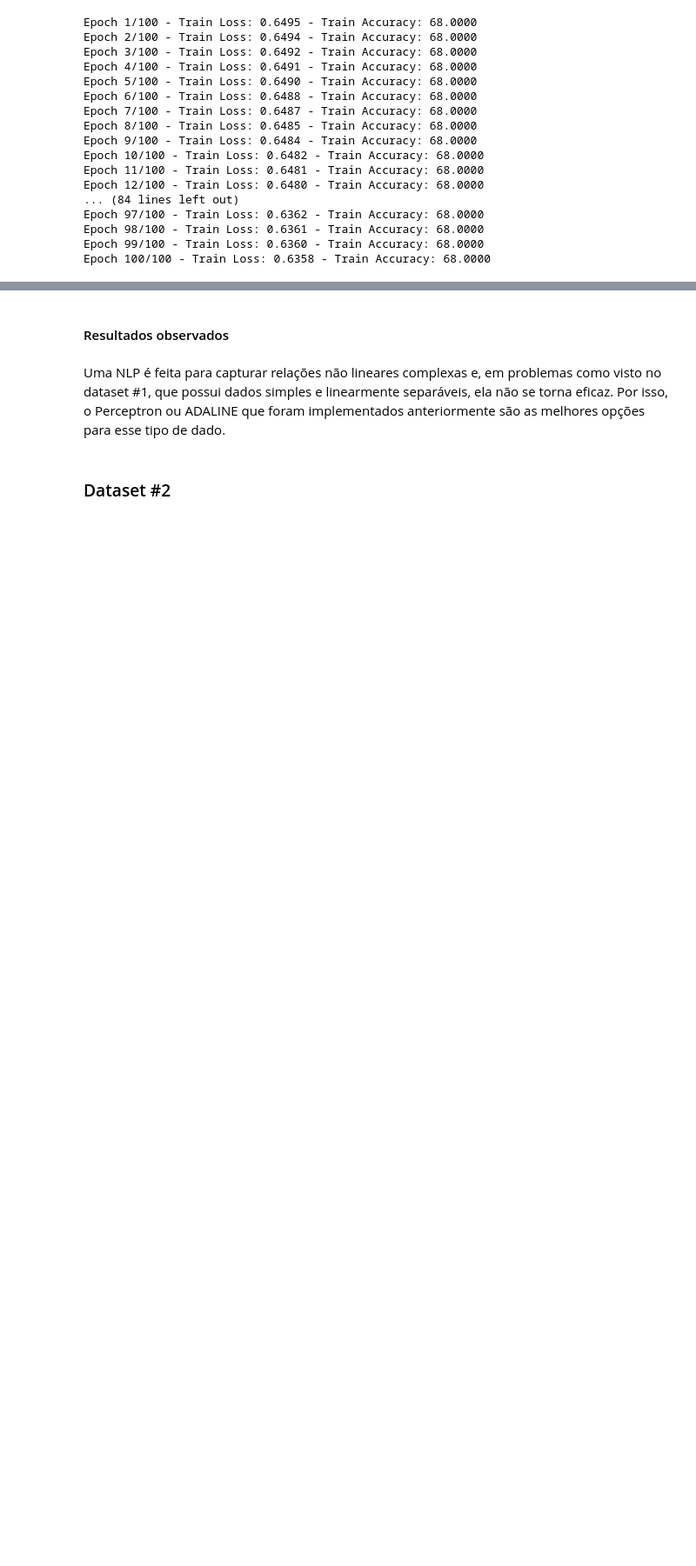
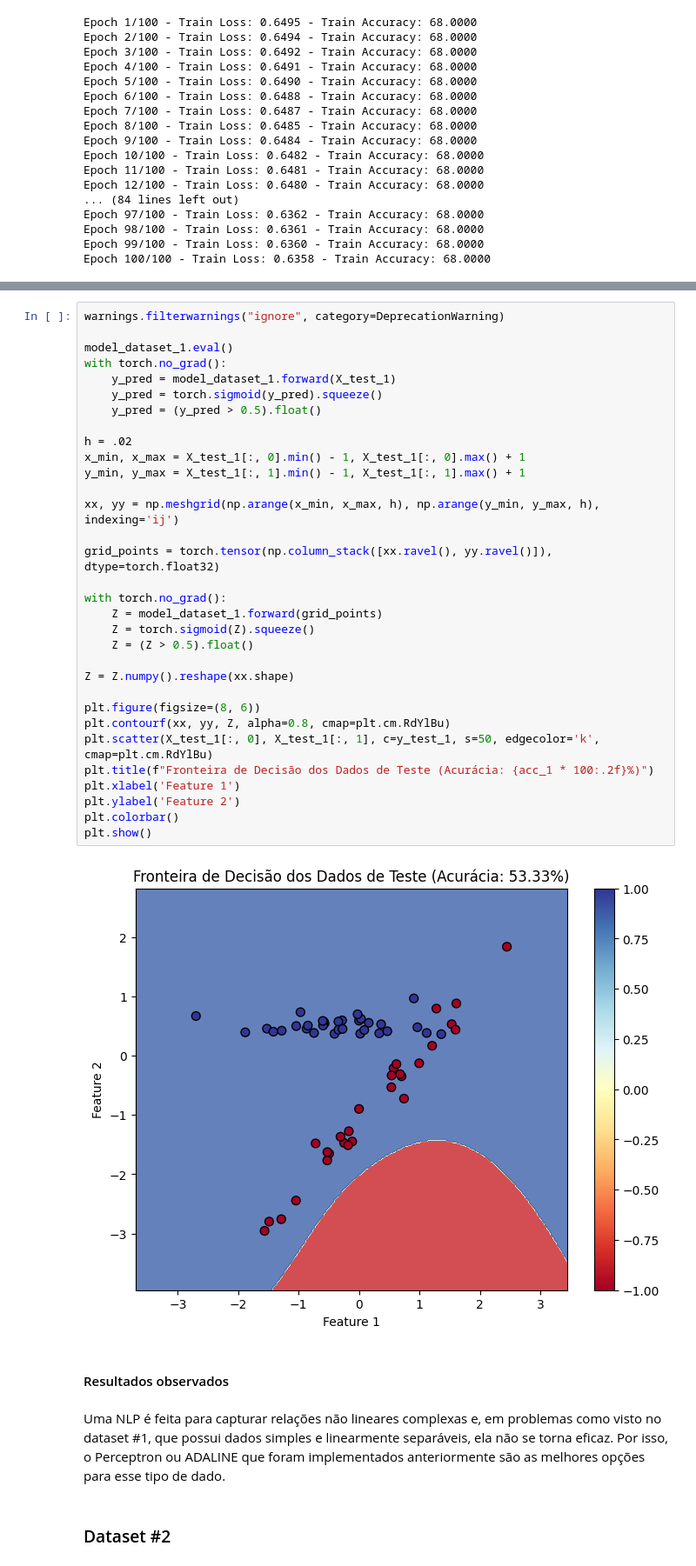
Before and after one commit to lucasanches/multilayer-perceptron, a Jupyter notebook: notebooks/mlp_notebook.ipynb, the cells around one changed output, grey strips where cells are left out. Shown: that part at 87% size. Cells and saved outputs as stored; diff of their text form; blank space fills up the shorter version.

```diff
--- a/notebooks/mlp_notebook.ipynb
+++ b/notebooks/mlp_notebook.ipynb
@@ -309,3 +309,37 @@ Acurácia no teste: 0.5333
+# %%
+warnings.filterwarnings("ignore", category=DeprecationWarning)
+
+model_dataset_1.eval()
+with torch.no_grad():
+    y_pred = model_dataset_1.forward(X_test_1)
+    y_pred = torch.sigmoid(y_pred).squeeze()
+    y_pred = (y_pred > 0.5).float()
+
+h = .02
+x_min, x_max = X_test_1[:, 0].min() - 1, X_test_1[:, 0].max() + 1
+y_min, y_max = X_test_1[:, 1].min() - 1, X_test_1[:, 1].max() + 1
+
+xx, yy = np.meshgrid(np.arange(x_min, x_max, h), np.arange(y_min, y_max, h), indexing='ij')
+
+grid_points = torch.tensor(np.column_stack([xx.ravel(), yy.ravel()]), dtype=torch.float32)
+
+with torch.no_grad():
+    Z = model_dataset_1.forward(grid_points)
+    Z = torch.sigmoid(Z).squeeze()
+    Z = (Z > 0.5).float()
+
+Z = Z.numpy().reshape(xx.shape)
+
+plt.figure(figsize=(8, 6))
+plt.contourf(xx, yy, Z, alpha=0.8, cmap=plt.cm.RdYlBu)
+plt.scatter(X_test_1[:, 0], X_test_1[:, 1], c=y_test_1, s=50, edgecolor='k', cmap=plt.cm.RdYlBu)
+plt.title(f"Fronteira de Decisão dos Dados de Teste (Acurácia: {acc_1 * 100:.2f}%)")
+plt.xlabel('Feature 1')
+plt.ylabel('Feature 2')
+plt.colorbar()
+plt.show()
+# %% [output]
+[figure, added]
 # %% [markdown]
 #### Resultados observados
 # %% [markdown]
```
Also changed, not shown: parts of 9 cells of this notebook.
